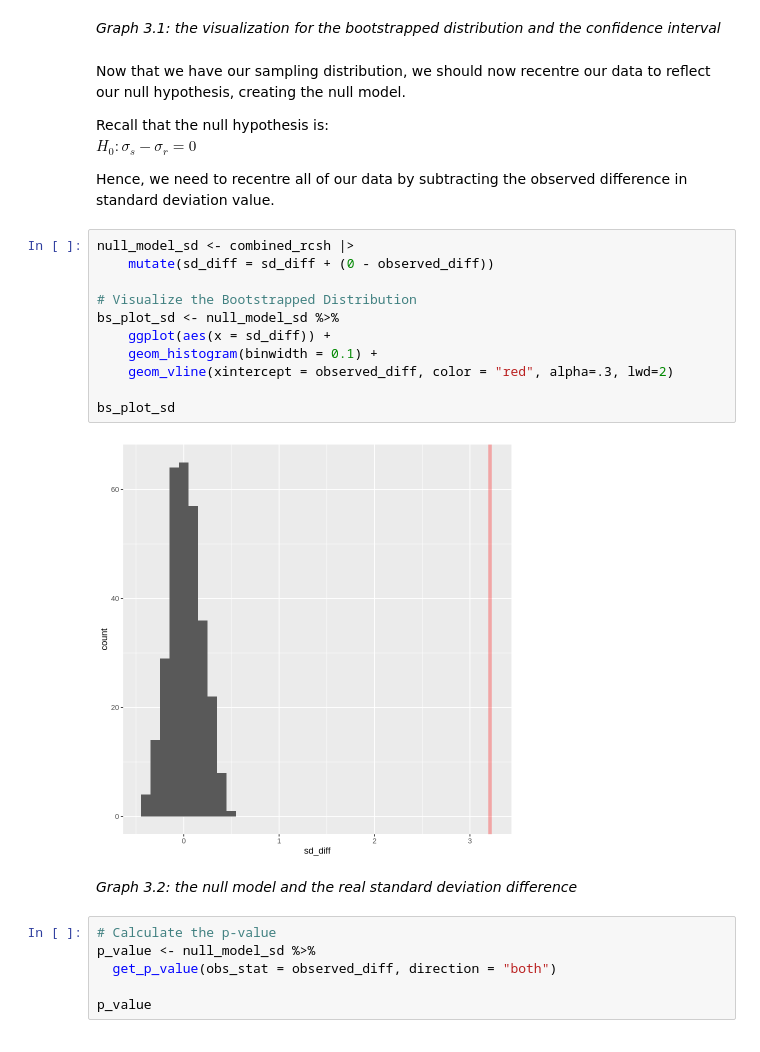
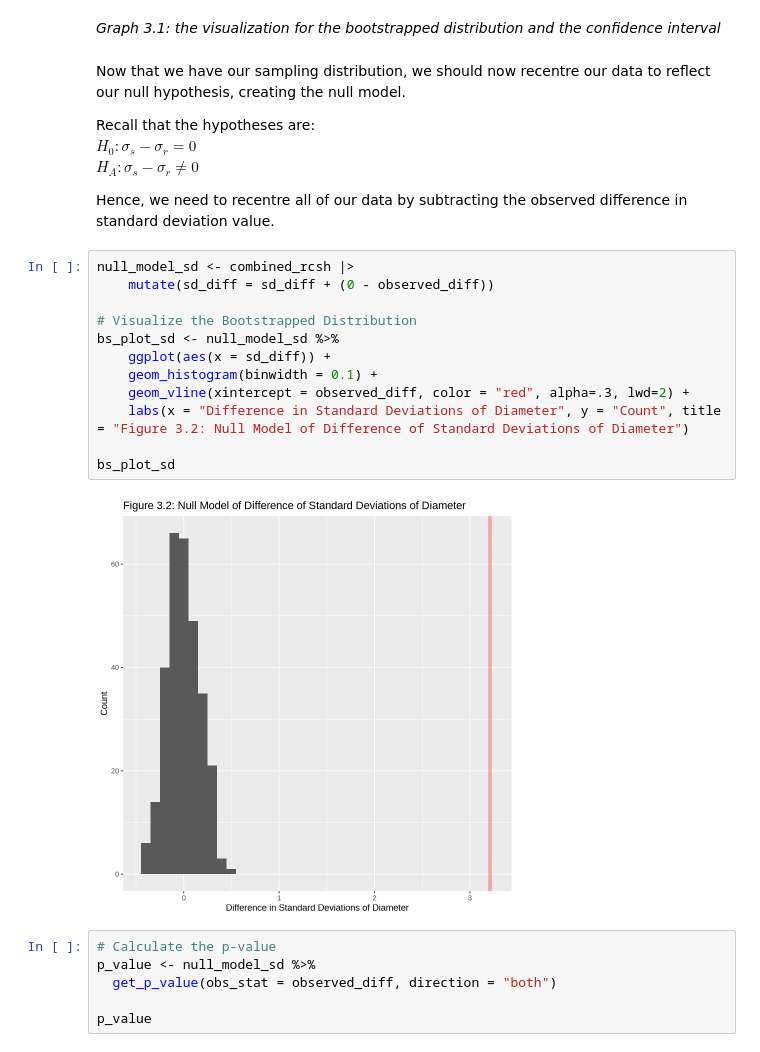
Before and after one commit to eshuaiii/stat-201-2023w1-group-50, a Jupyter notebook: 50_project_report.ipynb, the cells around one changed output. Cells and saved outputs as stored; diff of their text form.

```diff
--- a/50_project_report.ipynb
+++ b/50_project_report.ipynb
@@ -748,25 +750,25 @@ bs_plot_sd
 # %% [markdown]
 Now that we have our sampling distribution, we should now recentre our data to reflect our null hypothesis, creating the null model.
 
-Recall that the null hypothesis is:<br>
-$H_0: \sigma_s - \sigma_r = 0$
+Recall that the hypotheses are:<br>
+$H_0: \sigma_s - \sigma_r = 0$<br>
+$H_A: \sigma_s - \sigma_r \neq 0$
 
 Hence, we need to recentre all of our data by subtracting the observed difference in standard deviation value.
 # %%
 null_model_sd <- combined_rcsh |>
     mutate(sd_diff = sd_diff + (0 - observed_diff))
 
 # Visualize the Bootstrapped Distribution
 bs_plot_sd <- null_model_sd %>%
     ggplot(aes(x = sd_diff)) +
     geom_histogram(binwidth = 0.1) +
-    geom_vline(xintercept = observed_diff, color = "red", alpha=.3, lwd=2)
+    geom_vline(xintercept = observed_diff, color = "red", alpha=.3, lwd=2) +
+    labs(x = "Difference in Standard Deviations of Diameter", y = "Count", title = "Figure 3.2: Null Model of Difference of Standard Deviations of Diameter")
 
 bs_plot_sd
 # %% [output]
-[figure, old version]
+[figure, new version]
-# %% [markdown]
-*Graph 3.2: the null model and the real standard deviation difference*
 # %%
 # Calculate the p-value
 p_value <- null_model_sd %>%
```
Also changed, not shown: parts of 43 cells of this notebook.
